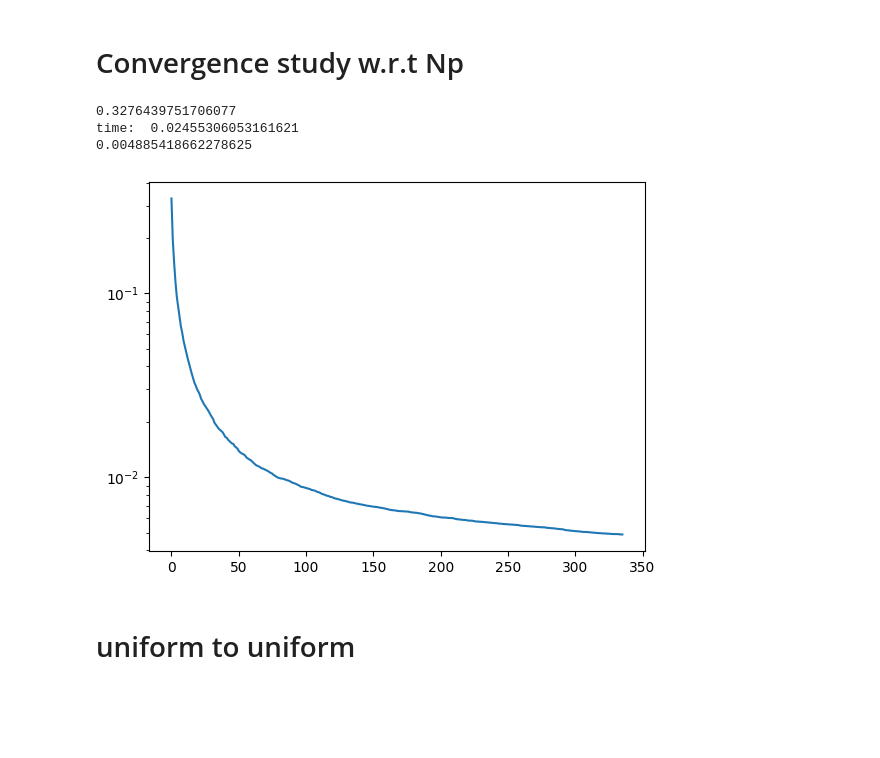
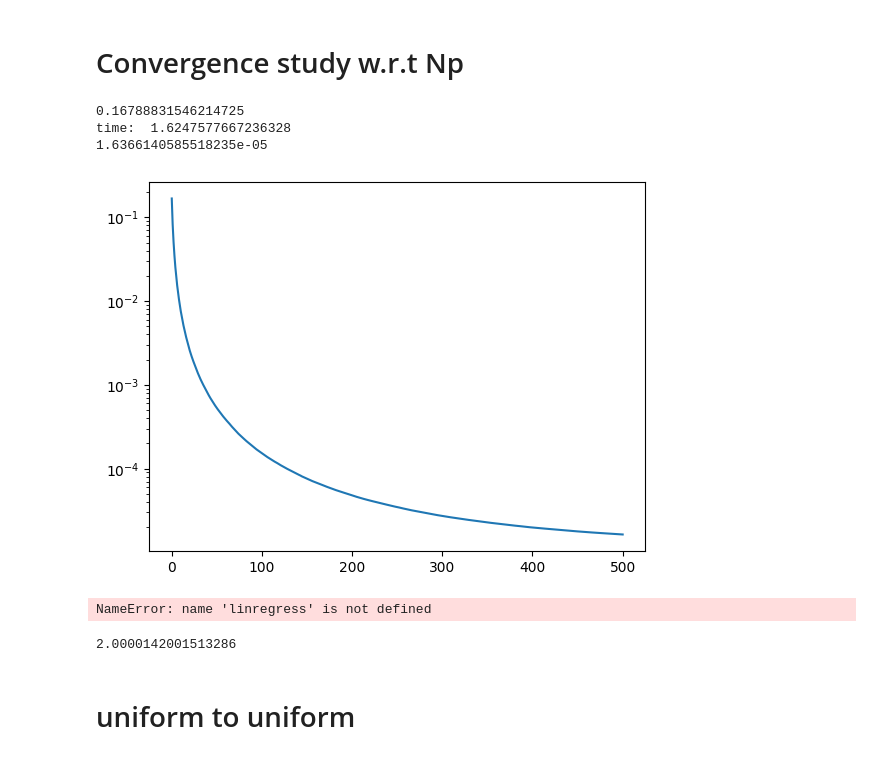
Before and after one commit to mohsensadr/collisional_ot, a Jupyter notebook: new_OT.ipynb, the cells around one changed output. Drawn from its saved outputs; the diff is of its cells as text; code cells hidden in the pictures; blank space fills up the shorter version.

```diff
--- a/new_OT.ipynb
+++ b/new_OT.ipynb
@@ -730,30 +879,60 @@ def change_cost(x_m, ids_m, i1s_m, i2s_m, k_m, before=True):
 # %%
 from lib.collision_wrapper import find_OT_collision as newot
 import time
 
-Np = 1000
-dim = 2
+Np = 50000
+dim = 1
 x00 = np.random.uniform(0,1,(Np,dim))
 y00 = np.random.uniform(0,1,(Np,dim))
 
 X=np.zeros((2,x00.shape[0],x00.shape[1]))
 X[0,:,:] = x00
 X[1,:,:] = y00
 
 print( np.mean( np.sum( (X[0,:,:] - X[1,:,:])**2 , axis=1 ) ) )
 
 start_time = time.time()
-x, hist = newot(X)
+x, hist = newot(X, MinIter=500, MaxIter=500)
 end_time = time.time()
 print("time: ",end_time-start_time)
 
 print( np.mean( np.sum( (X[0,:,:] - X[1,:,:])**2 , axis=1 ) ) )
 plt.plot(hist)
 plt.yscale("log")
 # %% [output]
-0.3276439751706077
-time:  0.02455306053161621
-0.004885418662278625
+0.16788831546214725
+time:  1.6247577667236328
+1.6366140585518235e-05
-[figure, old version]
+[figure, new version]
+# %%
+def fit_exp(x, y):
+    log_x = np.log(x)
+    log_y = np.log(y)
+
+    slope, intercept, r_value, p_value, std_err = linregress(log_x, log_y)
+    slope_str = f'{slope:.2f}'
+
+    fitted_y = np.exp(intercept + slope * log_x)
+    return slope, slope_str, fitted_y
+
+t = np.array([i+1 for i in range(len(hist))])
+slope, slope_str, fitted_y = fit_exp(t, hist)
+print(slope)
+
+print(np.std(x00))
+print(np.std(y00))
+
+fig, ax = plt.subplots();
+ax.plot(t, hist, marker="o", markevery=10, linewidth=0, color="blue")
+ax.plot(t, fitted_y, color="black", label=r"$exp("+slope_str+r"t)$")
+ax.set_yscale("log")
+ax.set_xscale("log")
+plt.legend()
+# %% [output]
+NameError: name 'linregress' is not defined
+# %%
+(np.std(x00)**2 + np.std(y00)**2)/(np.std(x00) * np.std(y00))
+# %% [output]
+2.0000142001513286
 # %% [markdown]
 # uniform to uniform
```
Also changed, not shown: parts of 52 cells of this notebook, 4 other files.
